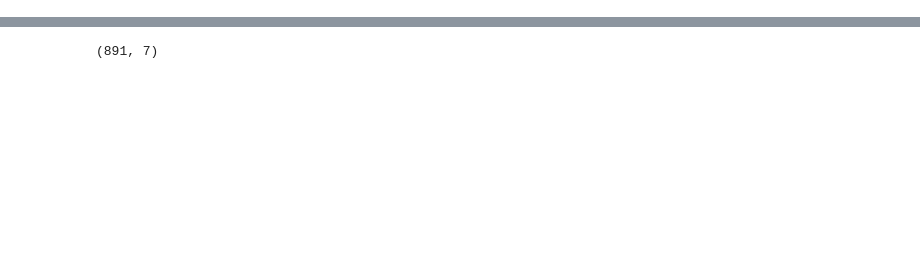
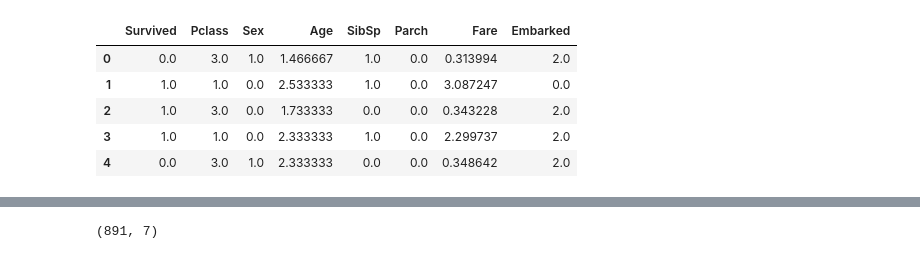
Before and after one commit to maticlein/lab1_MLA_perceptron_multicapa, a Jupyter notebook: notebooks/lab1.ipynb, the cells around one changed output, grey strips where cells are left out. Drawn from its saved outputs; the diff is of its cells as text; code cells hidden in the pictures; blank space fills up the shorter version.

```diff
--- a/notebooks/lab1.ipynb
+++ b/notebooks/lab1.ipynb
@@ -118,0 +15,4 @@ y_test = gs["Survived"]
+# %%
+train_df = pd.read_csv("../data/train.csv")
+test_df = pd.read_csv("../data/test.csv")
+gs_df = pd.read_csv("../data/gender_submission.csv")
@@ -118,0 +55,3 @@ y_test = gs["Survived"]
+# %%
+train_df.drop(["PassengerId", "Name", "Ticket", "Cabin"], axis = 1, inplace = True)
+test_df.drop(["PassengerId", "Name", "Ticket", "Cabin"], axis = 1, inplace = True)
@@ -118,0 +100,5 @@ y_test = gs["Survived"]
+# %%
+# Train
+train_df["Embarked"].fillna(value = train_df["Embarked"].mode().iloc[0], inplace = True)
+# Test
+test_df["Fare"].fillna(value = test_df["Fare"].mean(), inplace = True)
@@ -118,0 +107,9 @@ y_test = gs["Survived"]
+# %%
+encoder = LabelEncoder()
+train_df["Sex"] = encoder.fit_transform(train_df["Sex"])
+train_df["Embarked"] = encoder.fit_transform(train_df["Embarked"])
+test_df["Sex"] = encoder.fit_transform(test_df["Sex"])
+test_df["Embarked"] = encoder.fit_transform(test_df["Embarked"])
+
+train_df = train_df.astype("float64")
+test_df = test_df.astype("float64")
@@ -118,0 +171,9 @@ y_test = gs["Survived"]
+# %%
+train_df.head()
+# %% [output]
+|  | Survived | Pclass | Sex | Age | SibSp | Parch | Fare | Embarked |
+| 0 | 0.0 | 3.0 | 1.0 | 1.466667 | 1.0 | 0.0 | 0.313994 | 2.0 |
+| 1 | 1.0 | 1.0 | 0.0 | 2.533333 | 1.0 | 0.0 | 3.087247 | 0.0 |
+| 2 | 1.0 | 3.0 | 0.0 | 1.733333 | 0.0 | 0.0 | 0.343228 | 2.0 |
+| 3 | 1.0 | 1.0 | 0.0 | 2.333333 | 1.0 | 0.0 | 2.299737 | 2.0 |
+| 4 | 0.0 | 3.0 | 1.0 | 2.333333 | 0.0 | 0.0 | 0.348642 | 2.0 |
```
Also changed, not shown: parts of 77 cells of this notebook.
